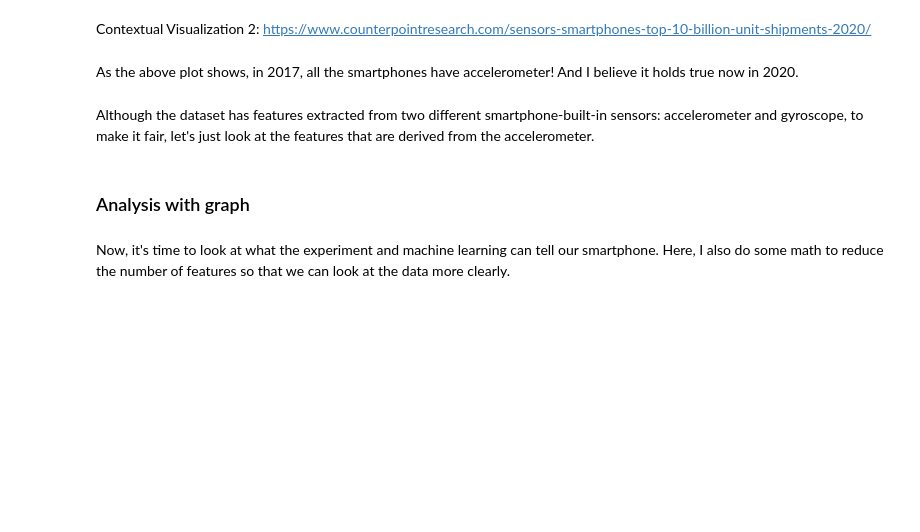
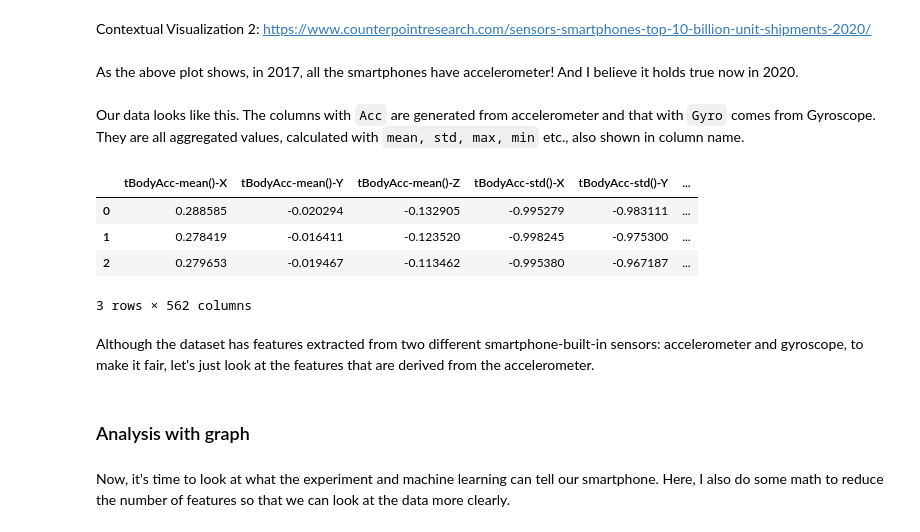
Before and after one commit to hxiuyu2/hxiuyu2.github.io, a Jupyter notebook: hong-xiuyu-ProjectPart3.ipynb, the cells around one changed output. Drawn from its saved outputs; the diff is of its cells as text; code cells hidden in the pictures; blank space fills up the shorter version.

```diff
--- a/hong-xiuyu-ProjectPart3.ipynb
+++ b/hong-xiuyu-ProjectPart3.ipynb
@@ -42,6 +44,16 @@ As the above plot shows, in 2017, all the smartphones have accelerometer! And I
 data = pd.read_csv('uci_har.csv')
 data = data.astype({'label':'int'})
 data = data[data.columns[1:]]
+# %% [markdown]
+Our data looks like this. The columns with `Acc` are generated from accelerometer and that with `Gyro` comes from Gyroscope. They are all aggregated values, calculated with `mean, std, max, min` etc., also shown in column name.
+# %%
+data.head(3)
+# %% [output]
+|  | tBodyAcc-mean()-X | tBodyAcc-mean()-Y | tBodyAcc-mean()-Z | tBodyAcc-std()-X | tBodyAcc-std()-Y | ... |
+| 0 | 0.288585 | -0.020294 | -0.132905 | -0.995279 | -0.983111 | ... |
+| 1 | 0.278419 | -0.016411 | -0.123520 | -0.998245 | -0.975300 | ... |
+| 2 | 0.279653 | -0.019467 | -0.113462 | -0.995380 | -0.967187 | ... |
+3 rows × 562 columns
 # %%
 # read label names from file
 label_name = []
```
Also changed, not shown: parts of 3 cells of this notebook.
